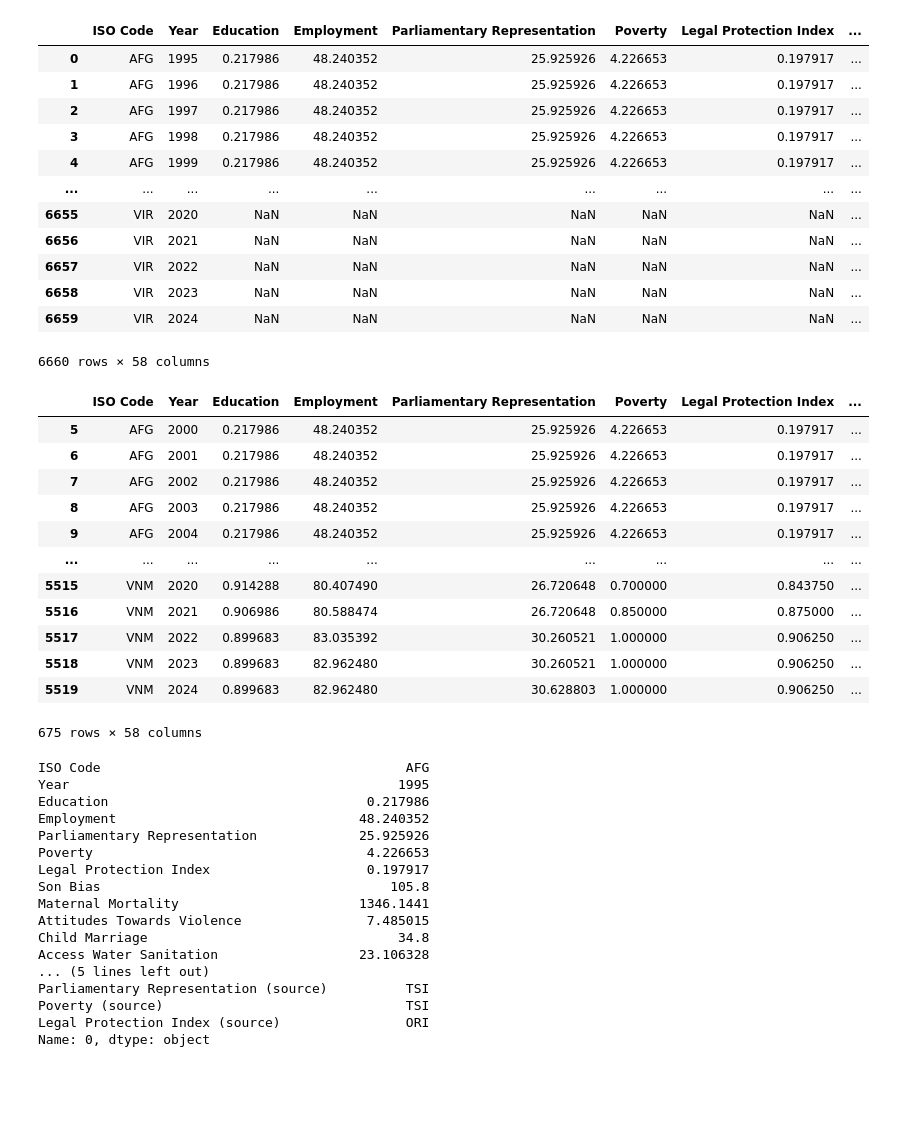
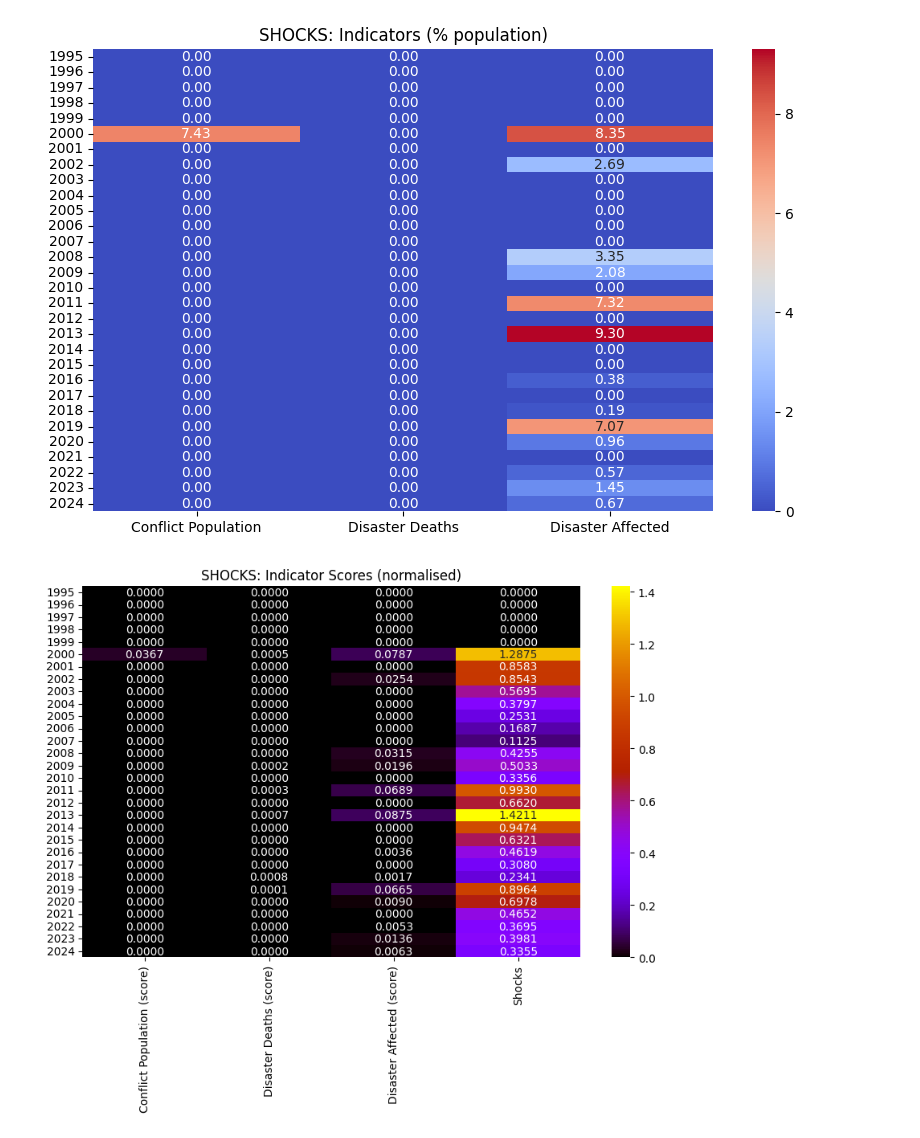
Before and after one commit to KatieBuc/WSI, a Jupyter notebook: notebooks/shocks.ipynb, the cells around one changed output. Saved outputs shown, nothing was run; the diff lists cells and outputs as text; code cells hidden in the pictures; blank space fills up the shorter version.

```diff
--- a/notebooks/shocks.ipynb
+++ b/notebooks/shocks.ipynb
@@ -19,37 +19,9 @@ final_df = df_baseline.merge(
 # %%
-alpha = 0.5
-final_df['WSI'] = final_df["WSI (Baseline)"] - alpha * final_df['Shocks']
-final_df['WSI'] = final_df['WSI'].clip(lower=0)
+# alpha = 0.5
+# final_df['WSI'] = final_df["WSI (Baseline)"] - alpha * final_df['Shocks']
+# final_df['WSI'] = final_df['WSI'].clip(lower=0)
 
-final_df
+# final_df
-# %% [output]
-|  | ISO Code | Year | Education | Employment | Parliamentary Representation | Poverty | Legal Protection Index | ... |
-| 0 | AFG | 1995 | 0.217986 | 48.240352 | 25.925926 | 4.226653 | 0.197917 | ... |
-| 1 | AFG | 1996 | 0.217986 | 48.240352 | 25.925926 | 4.226653 | 0.197917 | ... |
-| 2 | AFG | 1997 | 0.217986 | 48.240352 | 25.925926 | 4.226653 | 0.197917 | ... |
-| 3 | AFG | 1998 | 0.217986 | 48.240352 | 25.925926 | 4.226653 | 0.197917 | ... |
-| 4 | AFG | 1999 | 0.217986 | 48.240352 | 25.925926 | 4.226653 | 0.197917 | ... |
-| ... | ... | ... | ... | ... | ... | ... | ... | ... |
-| 6655 | VIR | 2020 | NaN | NaN | NaN | NaN | NaN | ... |
-| 6656 | VIR | 2021 | NaN | NaN | NaN | NaN | NaN | ... |
-| 6657 | VIR | 2022 | NaN | NaN | NaN | NaN | NaN | ... |
-| 6658 | VIR | 2023 | NaN | NaN | NaN | NaN | NaN | ... |
-| 6659 | VIR | 2024 | NaN | NaN | NaN | NaN | NaN | ... |
-6660 rows × 58 columns
 # %%
-final_df[~final_df['WSI'].isna()]
+# final_df[~final_df['WSI'].isna()]
-# %% [output]
-|  | ISO Code | Year | Education | Employment | Parliamentary Representation | Poverty | Legal Protection Index | ... |
-| 5 | AFG | 2000 | 0.217986 | 48.240352 | 25.925926 | 4.226653 | 0.197917 | ... |
-| 6 | AFG | 2001 | 0.217986 | 48.240352 | 25.925926 | 4.226653 | 0.197917 | ... |
-| 7 | AFG | 2002 | 0.217986 | 48.240352 | 25.925926 | 4.226653 | 0.197917 | ... |
-| 8 | AFG | 2003 | 0.217986 | 48.240352 | 25.925926 | 4.226653 | 0.197917 | ... |
-| 9 | AFG | 2004 | 0.217986 | 48.240352 | 25.925926 | 4.226653 | 0.197917 | ... |
-| ... | ... | ... | ... | ... | ... | ... | ... | ... |
-| 5515 | VNM | 2020 | 0.914288 | 80.407490 | 26.720648 | 0.700000 | 0.843750 | ... |
-| 5516 | VNM | 2021 | 0.906986 | 80.588474 | 26.720648 | 0.850000 | 0.875000 | ... |
-| 5517 | VNM | 2022 | 0.899683 | 83.035392 | 30.260521 | 1.000000 | 0.906250 | ... |
-| 5518 | VNM | 2023 | 0.899683 | 82.962480 | 30.260521 | 1.000000 | 0.906250 | ... |
-| 5519 | VNM | 2024 | 0.899683 | 82.962480 | 30.628803 | 1.000000 | 0.906250 | ... |
-675 rows × 58 columns
 # %%
@@ -57,52 +29,30 @@ final_df.to_csv(processed_data_path('WSI_with_shocks.csv'))
+# %%
+final_df = pd.read_csv(processed_data_path('womens_safety_index.csv'), index_col=0)
 # %%
 import matplotlib.pyplot as plt
 import pandas as pd
 import seaborn as sns
 
 # Display heatmap for PNG data
 png_data = final_df[final_df['ISO_code'] == 'LAO']
 
 
 plt.figure(figsize=(10, 6))
 sns.heatmap(png_data[['Conflict Population', 'Disaster Deaths', 'Disaster Affected']],
             annot=True, cmap='coolwarm', fmt='.2f',
             yticklabels=png_data['Year'].values)
 plt.title('SHOCKS: Indicators (% population)')
 plt.show()
 
-imgs_path("shock_heatmaps", "shock_pct_population.png")
-
-# Display heatmap for PNG data
-png_data = final_df[final_df['ISO_code'] == 'MMR']
-
 plt.figure(figsize=(10, 6))
 sns.heatmap(png_data[['Conflict Population (score)', 'Disaster Deaths (score)', 'Disaster Affected (score)', 'Shocks']],
             annot=True, cmap='gnuplot', fmt='.4f',
             yticklabels=png_data['Year'].values)
 plt.title('SHOCKS: Indicator Scores (normalised)')
 plt.show()
-
-imgs_path("shock_heatmaps", "shock_normalised.png")
+# %% [output]
+[figure, added]
+[figure, added]
-# %%
-final_df.iloc[0, :20]
-# %% [output]
-ISO Code                                       AFG
-Year                                          1995
-Education                                 0.217986
-Employment                               48.240352
-Parliamentary Representation             25.925926
-Poverty                                   4.226653
-Legal Protection Index                    0.197917
-Son Bias                                     105.8
-Maternal Mortality                       1346.1441
-Attitudes Towards Violence                7.485015
-Child Marriage                                34.8
-Access Water Sanitation                  23.106328
-... (5 lines left out)
-Parliamentary Representation (source)          TSI
-Poverty (source)                               TSI
-Legal Protection Index (source)                ORI
-Name: 0, dtype: object
 # %%
 import matplotlib.pyplot as plt
 import seaborn as sns
```
Also changed, not shown: parts of 6 cells of this notebook, 6 other files.
